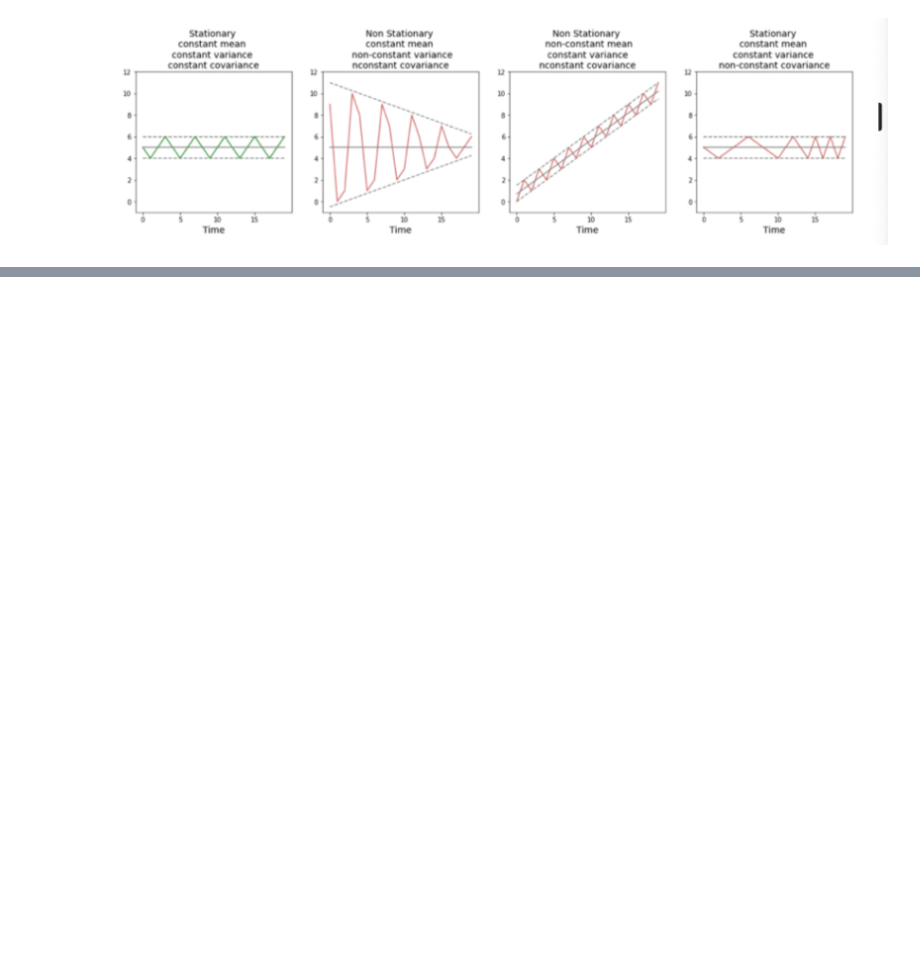
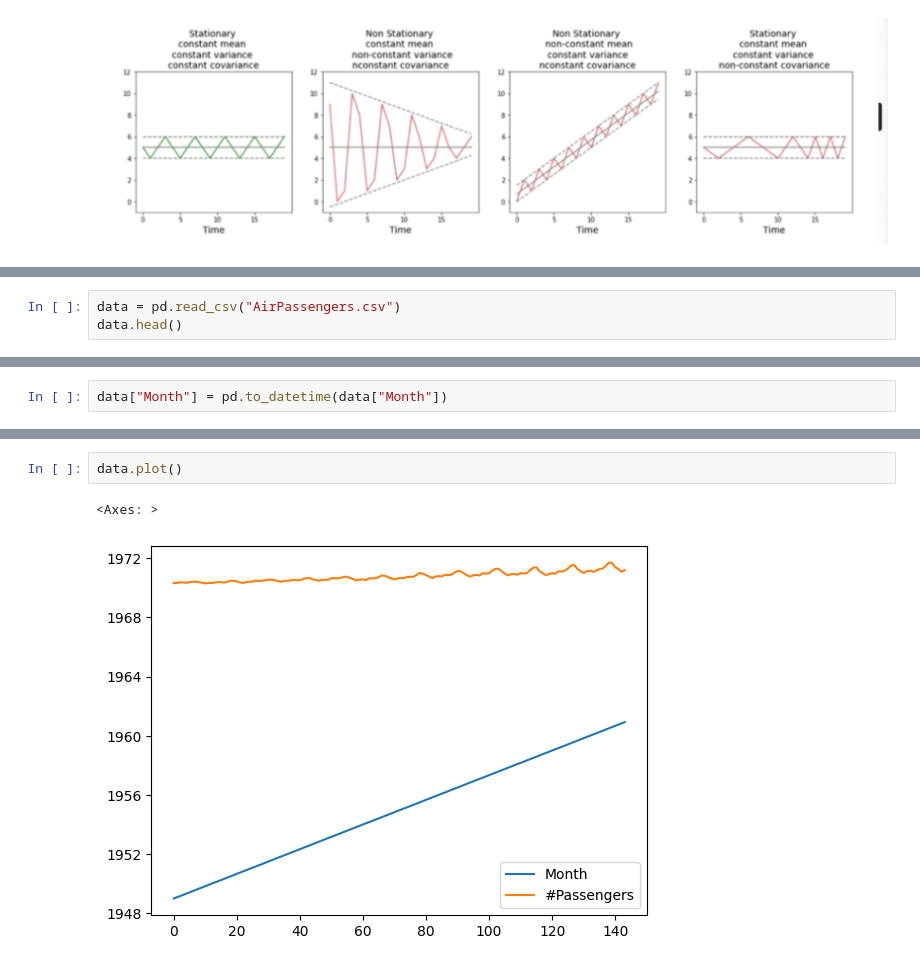
Before and after one commit to karthikganjam99kg/colab_files_intellipaat, a Jupyter notebook: s_june4(time_series).ipynb, the cells around one changed output, grey strips where cells are left out. Cells and saved outputs as stored; diff of their text form; blank space fills up the shorter version.

```diff
--- a/s_june4(time_series).ipynb
+++ b/s_june4(time_series).ipynb
@@ -32,0 +46,3 @@ mean, variance donot change with time
+# %%
+data = pd.read_csv("AirPassengers.csv")
+data.head()
@@ -32,0 +77,2 @@ mean, variance donot change with time
+# %%
+data["Month"] = pd.to_datetime(data["Month"])
@@ -32,0 +91,5 @@ mean, variance donot change with time
+# %%
+data.plot()
+# %% [output]
+<Axes: >
+[figure, added]
```
Also changed, not shown: parts of 12 cells of this notebook.
